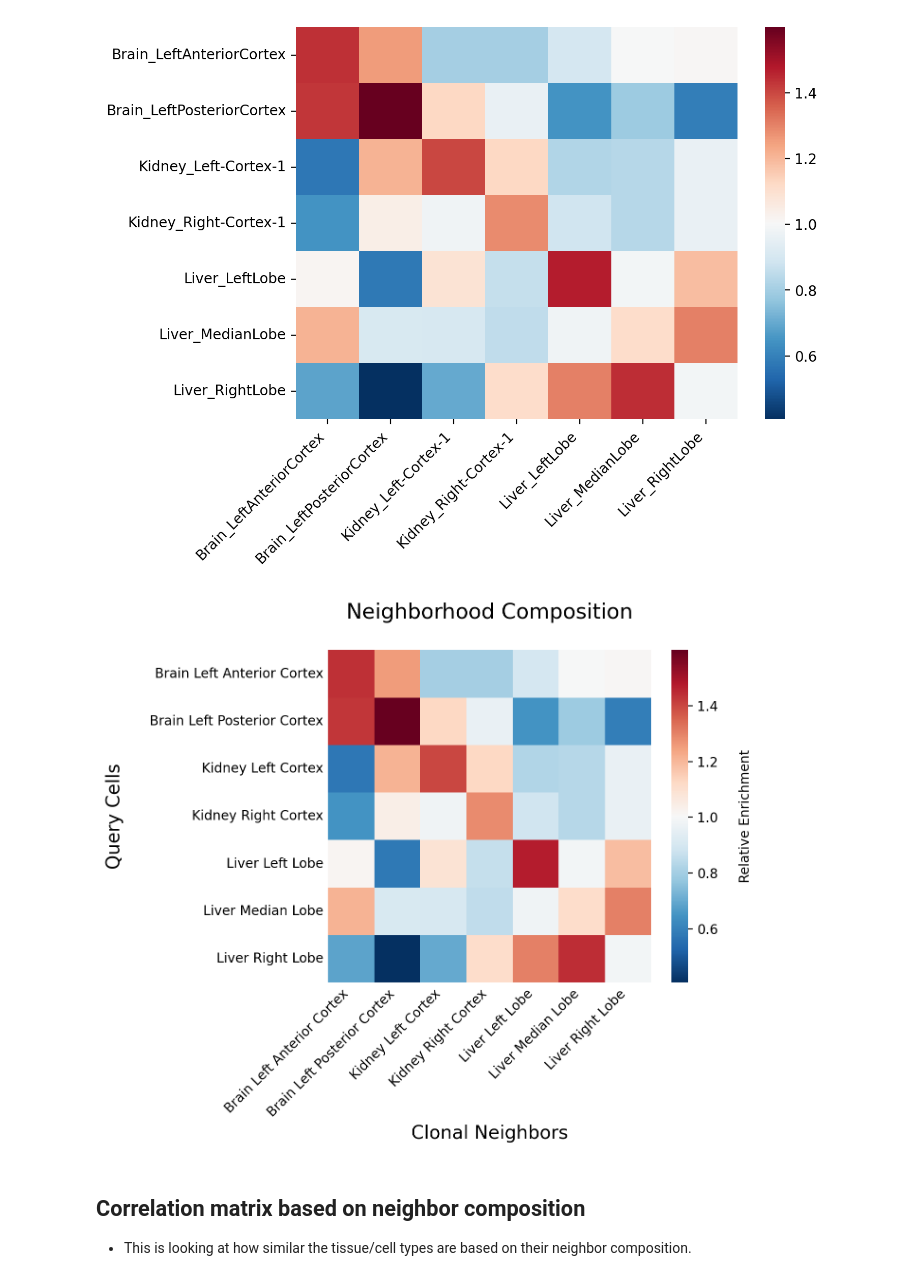
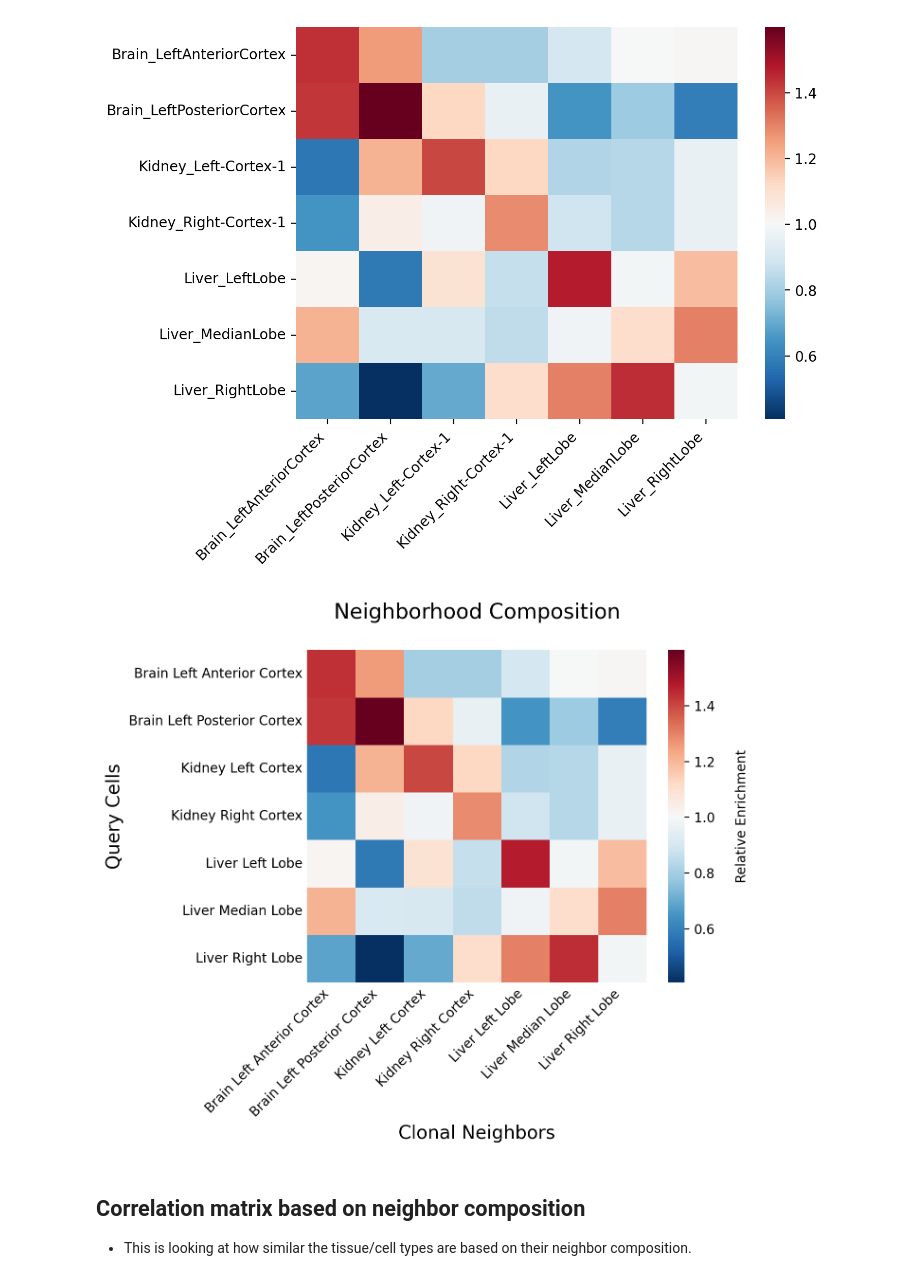
Before and after one commit to tonypincheng/RETrace2, a Jupyter notebook: notebooks/Fig4_knn_analysis.ipynb, the cells around one changed output. Cells and saved outputs as stored; diff of their text form; code cells hidden in the pictures.

```diff
--- a/notebooks/Fig4_knn_analysis.ipynb
+++ b/notebooks/Fig4_knn_analysis.ipynb
@@ -184,35 +184,35 @@ rename_dict = {'Brain_LeftAnteriorCortex': 'Brain Left Anterior Cortex',
                 'Brain_LeftPosteriorCortex': 'Brain Left Posterior Cortex',
                 'Kidney_Left-Cortex-1': 'Kidney Left Cortex',
                 'Kidney_Right-Cortex-1': 'Kidney Right Cortex',
                 'Liver_LeftLobe': 'Liver Left Lobe',
                 'Liver_MedianLobe': 'Liver Median Lobe',
                 'Liver_RightLobe': 'Liver Right Lobe',
                 'Seed': 'Seed'}
 
 normalized_neighbor_composition_plot = normalized_neighbor_composition.copy()
 normalized_neighbor_composition_plot.index = [rename_dict[seed.lstrip('S.')] for seed in normalized_neighbor_composition_plot['Seed']]
 normalized_neighbor_composition_plot.columns = [rename_dict[col] for col in normalized_neighbor_composition_plot.columns]
 
 
 fig, ax = plt.subplots(figsize=(7, 6), dpi=200)
 sns.heatmap(normalized_neighbor_composition_plot.iloc[:, 1:], cmap='RdBu_r', ax=ax,
             cbar_kws={'label': '\nRelative Enrichment'})#, 'ticks': np.arange(0, 2.5, 0.5)})
 
 plt.title('Neighborhood Composition\n', fontsize=16)
 plt.xticks(rotation=45, ha='right')
 
 # Remove tick marks (lines) while keeping labels
 ax.tick_params(axis='x', which='both', length=0)
 ax.tick_params(axis='y', which='both', length=0)
 
-ax.set_ylabel('Query Cells\n', fontsize=14)
+ax.set_ylabel('Query Cells', fontsize=14)
 ax.set_xlabel('Clonal Neighbors', fontsize=14)
 
 plt.tight_layout()
 plt.savefig('normalized_neighbor_composition_heatmap.pdf', bbox_inches='tight')
 plt.show()
 # %% [output]
-[figure, old version]
+[figure, new version]
 # %% [markdown]
 ## Correlation matrix based on neighbor composition
 - This is looking at how similar the tissue/cell types are based on their neighbor composition.
```
